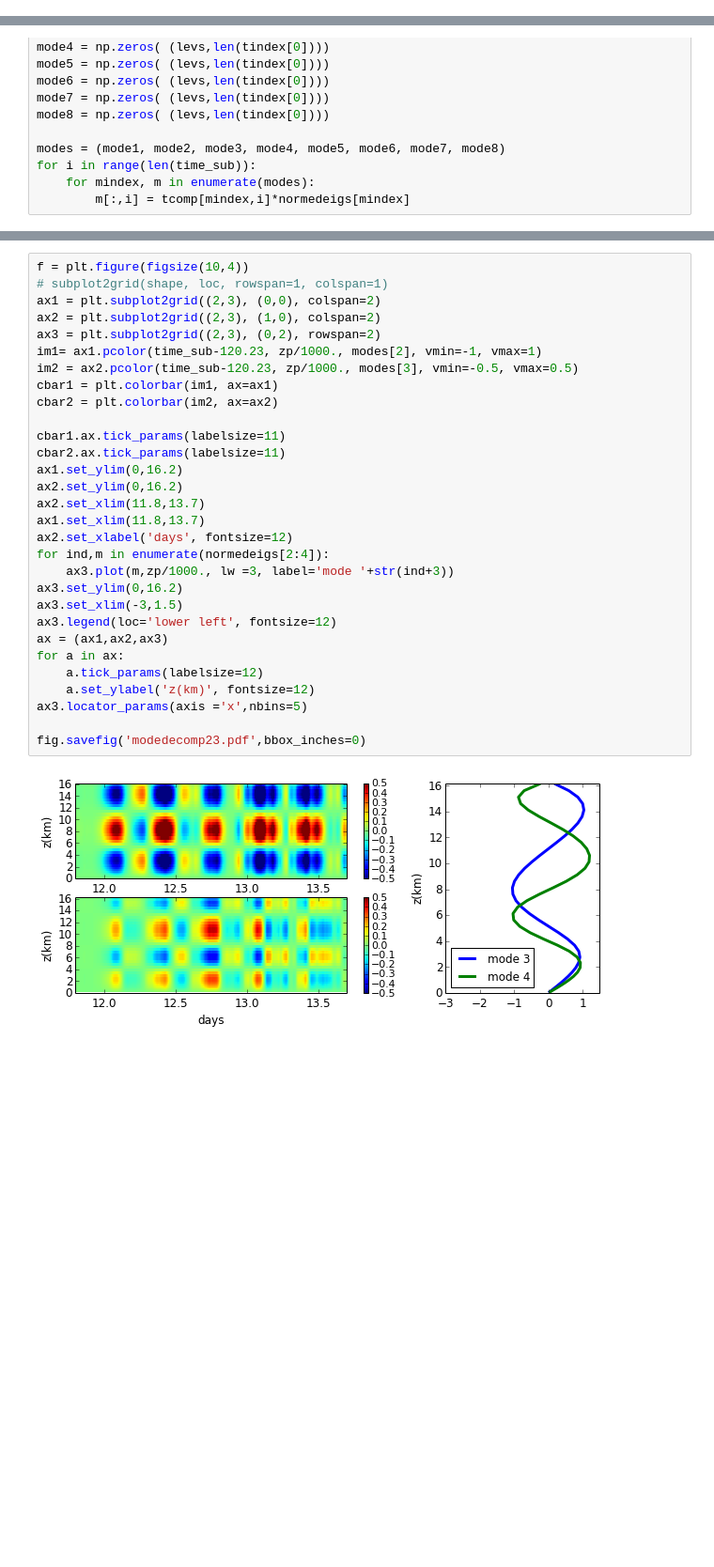
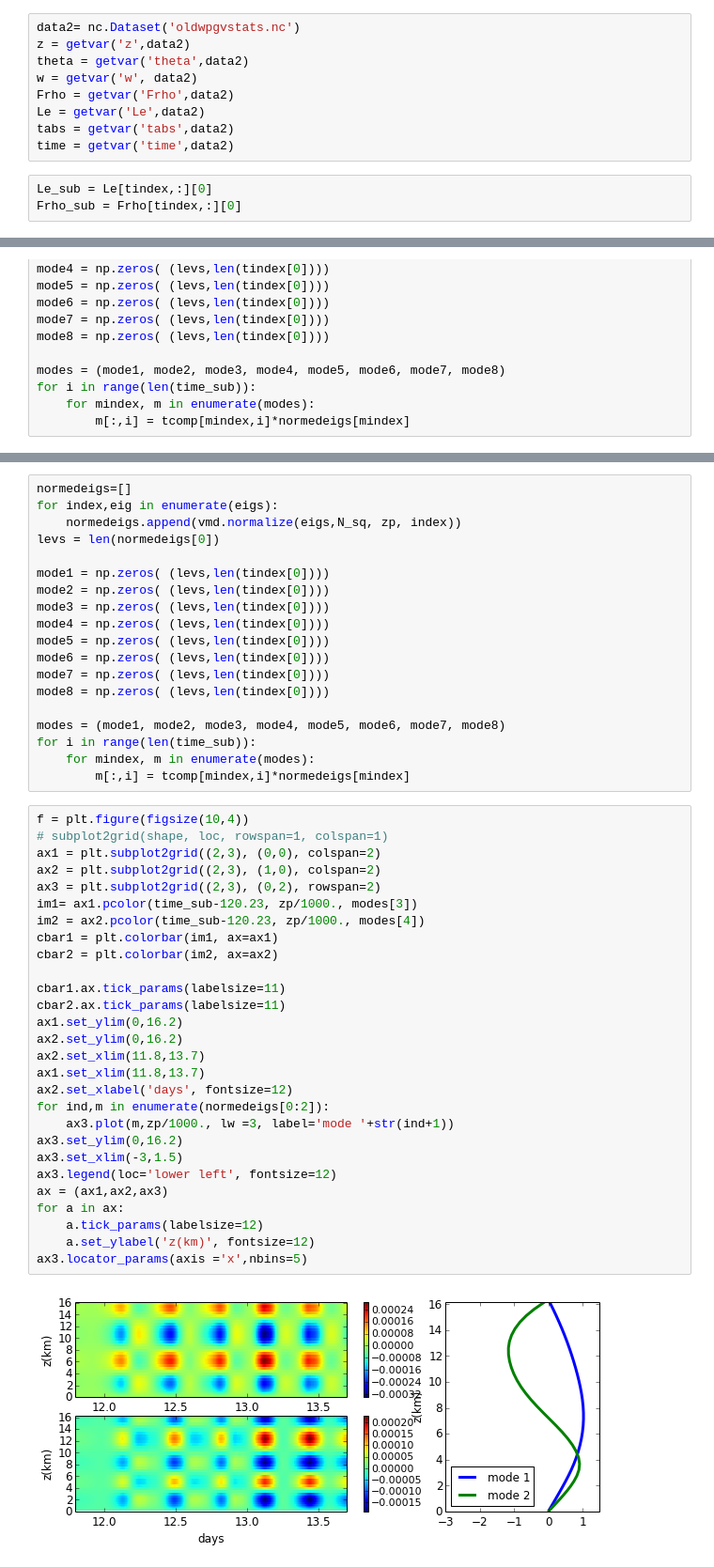
Before and after one commit to jedman/vertical-mode-decomposition, a Jupyter notebook: sgp-vmd.ipynb, the cells around one changed output, grey strips where cells are left out. Shown: that part at 94% size. Drawn from its saved outputs; the diff is of its cells as text; blank space fills up the shorter version.

```diff
--- a/sgp-vmd.ipynb
+++ b/sgp-vmd.ipynb
@@ -76,0 +270,12 @@ from scipy import signal
+# %%
+data2= nc.Dataset('oldwpgvstats.nc')
+z = getvar('z',data2)
+theta = getvar('theta',data2)
+w = getvar('w', data2)
+Frho = getvar('Frho',data2)
+Le = getvar('Le',data2)
+tabs = getvar('tabs',data2)
+time = getvar('time',data2)
+# %%
+Le_sub = Le[tindex,:][0]
+Frho_sub = Frho[tindex,:][0]
@@ -153,32 +463,49 @@ fig.savefig('modedecomp12.pdf',bbox_inches=0)
+# %%
+normedeigs=[]
+for index,eig in enumerate(eigs):
+    normedeigs.append(vmd.normalize(eigs,N_sq, zp, index))
+levs = len(normedeigs[0])
+
+mode1 = np.zeros( (levs,len(tindex[0])))
+mode2 = np.zeros( (levs,len(tindex[0])))
+mode3 = np.zeros( (levs,len(tindex[0])))
+mode4 = np.zeros( (levs,len(tindex[0])))
+mode5 = np.zeros( (levs,len(tindex[0])))
+mode6 = np.zeros( (levs,len(tindex[0])))
+mode7 = np.zeros( (levs,len(tindex[0])))
+mode8 = np.zeros( (levs,len(tindex[0])))
+
+modes = (mode1, mode2, mode3, mode4, mode5, mode6, mode7, mode8)
+for i in range(len(time_sub)):
+    for mindex, m in enumerate(modes):
+        m[:,i] = tcomp[mindex,i]*normedeigs[mindex]
 # %%
 f = plt.figure(figsize(10,4))
 # subplot2grid(shape, loc, rowspan=1, colspan=1)
 ax1 = plt.subplot2grid((2,3), (0,0), colspan=2)
 ax2 = plt.subplot2grid((2,3), (1,0), colspan=2)
 ax3 = plt.subplot2grid((2,3), (0,2), rowspan=2)
-im1= ax1.pcolor(time_sub-120.23, zp/1000., modes[2], vmin=-1, vmax=1)
-im2 = ax2.pcolor(time_sub-120.23, zp/1000., modes[3], vmin=-0.5, vmax=0.5)
+im1= ax1.pcolor(time_sub-120.23, zp/1000., modes[3])
+im2 = ax2.pcolor(time_sub-120.23, zp/1000., modes[4])
 cbar1 = plt.colorbar(im1, ax=ax1)
 cbar2 = plt.colorbar(im2, ax=ax2)
 
 cbar1.ax.tick_params(labelsize=11)
 cbar2.ax.tick_params(labelsize=11)
 ax1.set_ylim(0,16.2)
 ax2.set_ylim(0,16.2)
 ax2.set_xlim(11.8,13.7)
 ax1.set_xlim(11.8,13.7)
 ax2.set_xlabel('days', fontsize=12)
-for ind,m in enumerate(normedeigs[2:4]):
-    ax3.plot(m,zp/1000., lw =3, label='mode '+str(ind+3))
+for ind,m in enumerate(normedeigs[0:2]):
+    ax3.plot(m,zp/1000., lw =3, label='mode '+str(ind+1))
 ax3.set_ylim(0,16.2)
 ax3.set_xlim(-3,1.5)
 ax3.legend(loc='lower left', fontsize=12)
 ax = (ax1,ax2,ax3)
 for a in ax:
     a.tick_params(labelsize=12)
     a.set_ylabel('z(km)', fontsize=12)
 ax3.locator_params(axis ='x',nbins=5)
-
-fig.savefig('modedecomp23.pdf',bbox_inches=0)
 # %% [output]
-[figure, old version]
+[figure, new version]
```
Also changed, not shown: parts of 33 cells of this notebook, 1 other file.
